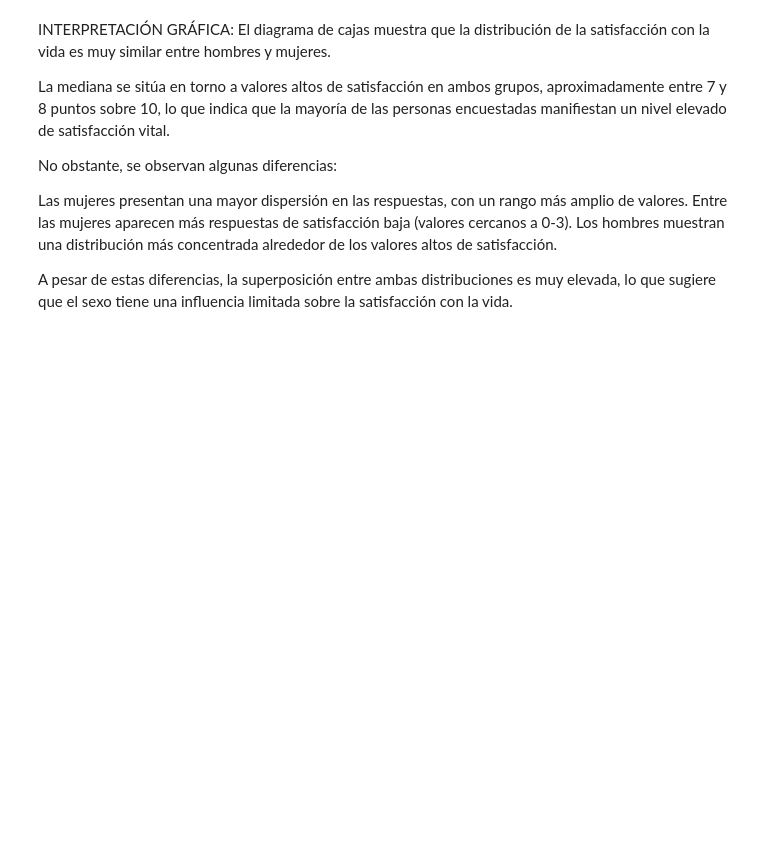
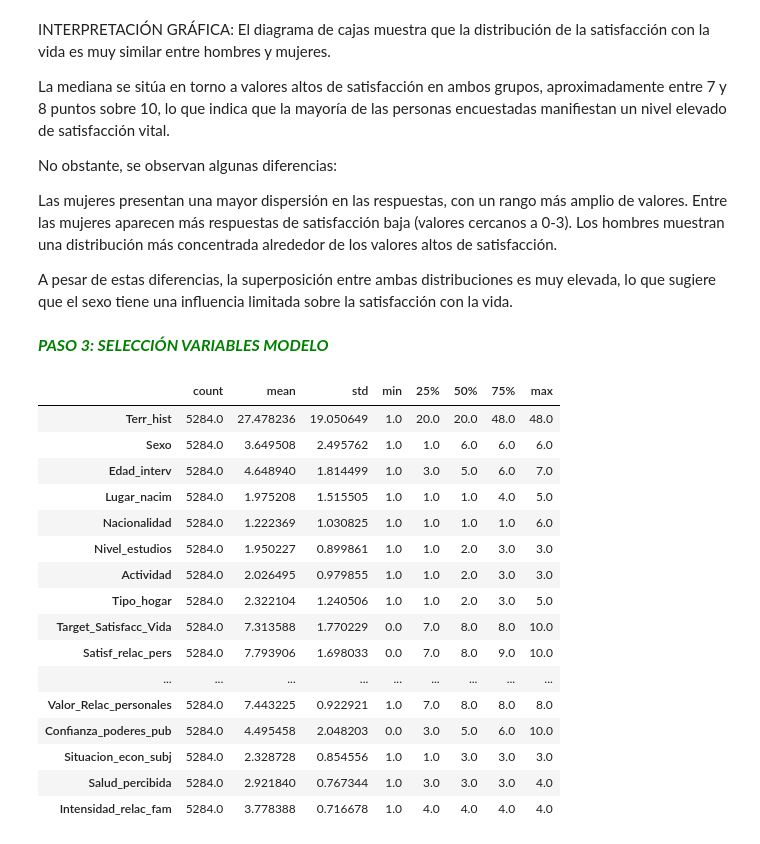
Before and after one commit to Leire2026/Proyecto_Machine_Learning, a Jupyter notebook: Proyecto_Final_ML/2_Notebooks/2_EDA_y_Limpieza.ipynb, the cells around one changed output. Saved outputs shown, nothing was run; the diff lists cells and outputs as text; code cells hidden in the pictures; blank space fills up the shorter version.

```diff
--- a/Proyecto_Final_ML/2_Notebooks/2_EDA_y_Limpieza.ipynb
+++ b/Proyecto_Final_ML/2_Notebooks/2_EDA_y_Limpieza.ipynb
@@ -641,3 +653,25 @@ Entre las mujeres aparecen más respuestas de satisfacción baja (valores cercan
 Los hombres muestran una distribución más concentrada alrededor de los valores altos de satisfacción.
 
 A pesar de estas diferencias, la superposición entre ambas distribuciones es muy elevada, lo que sugiere que el sexo tiene una influencia limitada sobre la satisfacción con la vida.
+# %% [markdown]
+<span style="color:green; font-size:16px; font-weight:bold;">*PASO 3: SELECCIÓN VARIABLES MODELO*</span>
+# %%
+df_limp.describe().T
+# %% [output]
+|  | count | mean | std | min | 25% | 50% | 75% | max |
+| Terr_hist | 5284.0 | 27.478236 | 19.050649 | 1.0 | 20.0 | 20.0 | 48.0 | 48.0 |
+| Sexo | 5284.0 | 3.649508 | 2.495762 | 1.0 | 1.0 | 6.0 | 6.0 | 6.0 |
+| Edad_interv | 5284.0 | 4.648940 | 1.814499 | 1.0 | 3.0 | 5.0 | 6.0 | 7.0 |
+| Lugar_nacim | 5284.0 | 1.975208 | 1.515505 | 1.0 | 1.0 | 1.0 | 4.0 | 5.0 |
+| Nacionalidad | 5284.0 | 1.222369 | 1.030825 | 1.0 | 1.0 | 1.0 | 1.0 | 6.0 |
+| Nivel_estudios | 5284.0 | 1.950227 | 0.899861 | 1.0 | 1.0 | 2.0 | 3.0 | 3.0 |
+| Actividad | 5284.0 | 2.026495 | 0.979855 | 1.0 | 1.0 | 2.0 | 3.0 | 3.0 |
+| Tipo_hogar | 5284.0 | 2.322104 | 1.240506 | 1.0 | 1.0 | 2.0 | 3.0 | 5.0 |
+| Target_Satisfacc_Vida | 5284.0 | 7.313588 | 1.770229 | 0.0 | 7.0 | 8.0 | 8.0 | 10.0 |
+| Satisf_relac_pers | 5284.0 | 7.793906 | 1.698033 | 0.0 | 7.0 | 8.0 | 9.0 | 10.0 |
+| ... | ... | ... | ... | ... | ... | ... | ... | ... |
+| Valor_Relac_personales | 5284.0 | 7.443225 | 0.922921 | 1.0 | 7.0 | 8.0 | 8.0 | 8.0 |
+| Confianza_poderes_pub | 5284.0 | 4.495458 | 2.048203 | 0.0 | 3.0 | 5.0 | 6.0 | 10.0 |
+| Situacion_econ_subj | 5284.0 | 2.328728 | 0.854556 | 1.0 | 1.0 | 3.0 | 3.0 | 3.0 |
+| Salud_percibida | 5284.0 | 2.921840 | 0.767344 | 1.0 | 3.0 | 3.0 | 3.0 | 4.0 |
+| Intensidad_relac_fam | 5284.0 | 3.778388 | 0.716678 | 1.0 | 4.0 | 4.0 | 4.0 | 4.0 |
```
Also changed, not shown: parts of 21 cells of this notebook, 1 other file.
